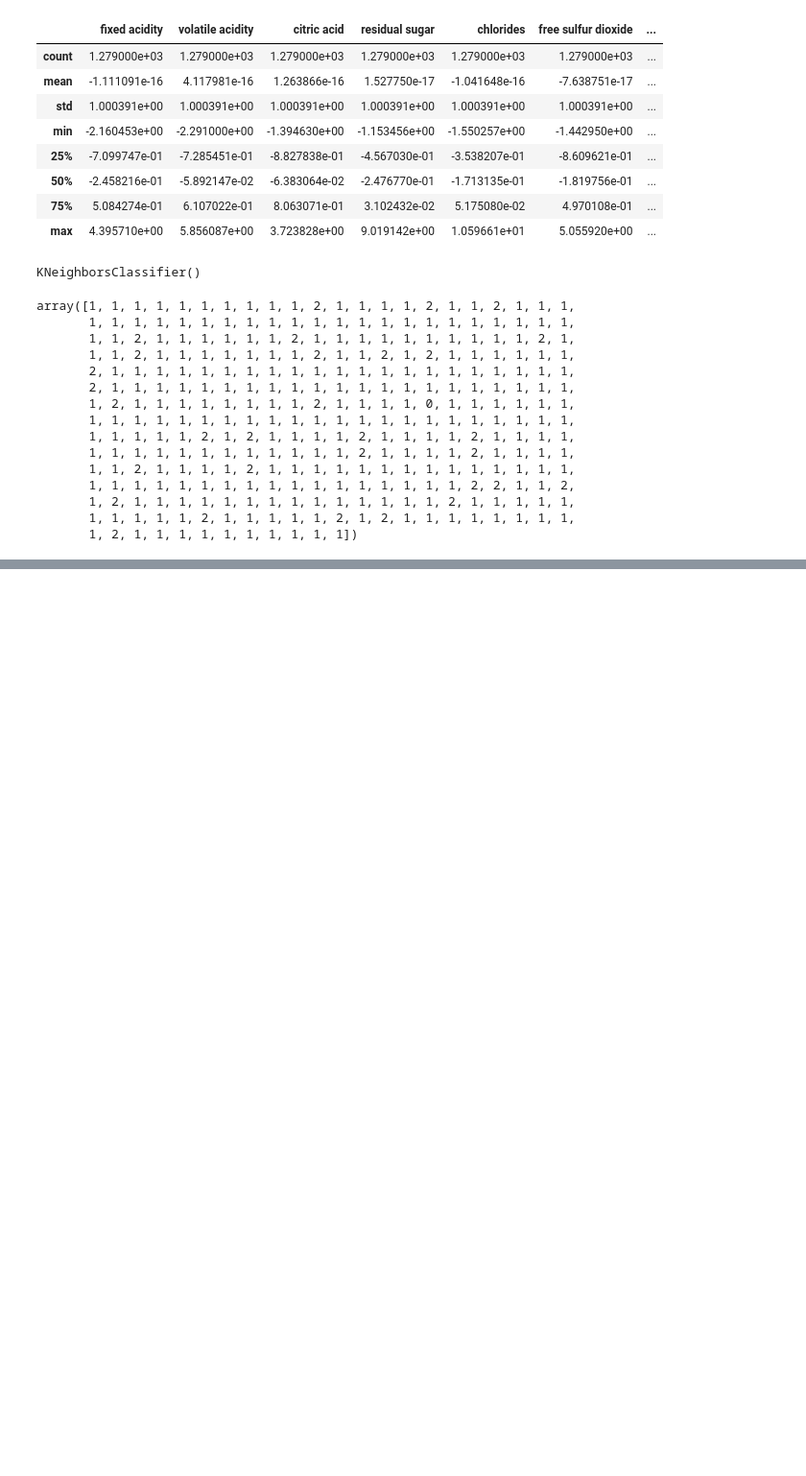
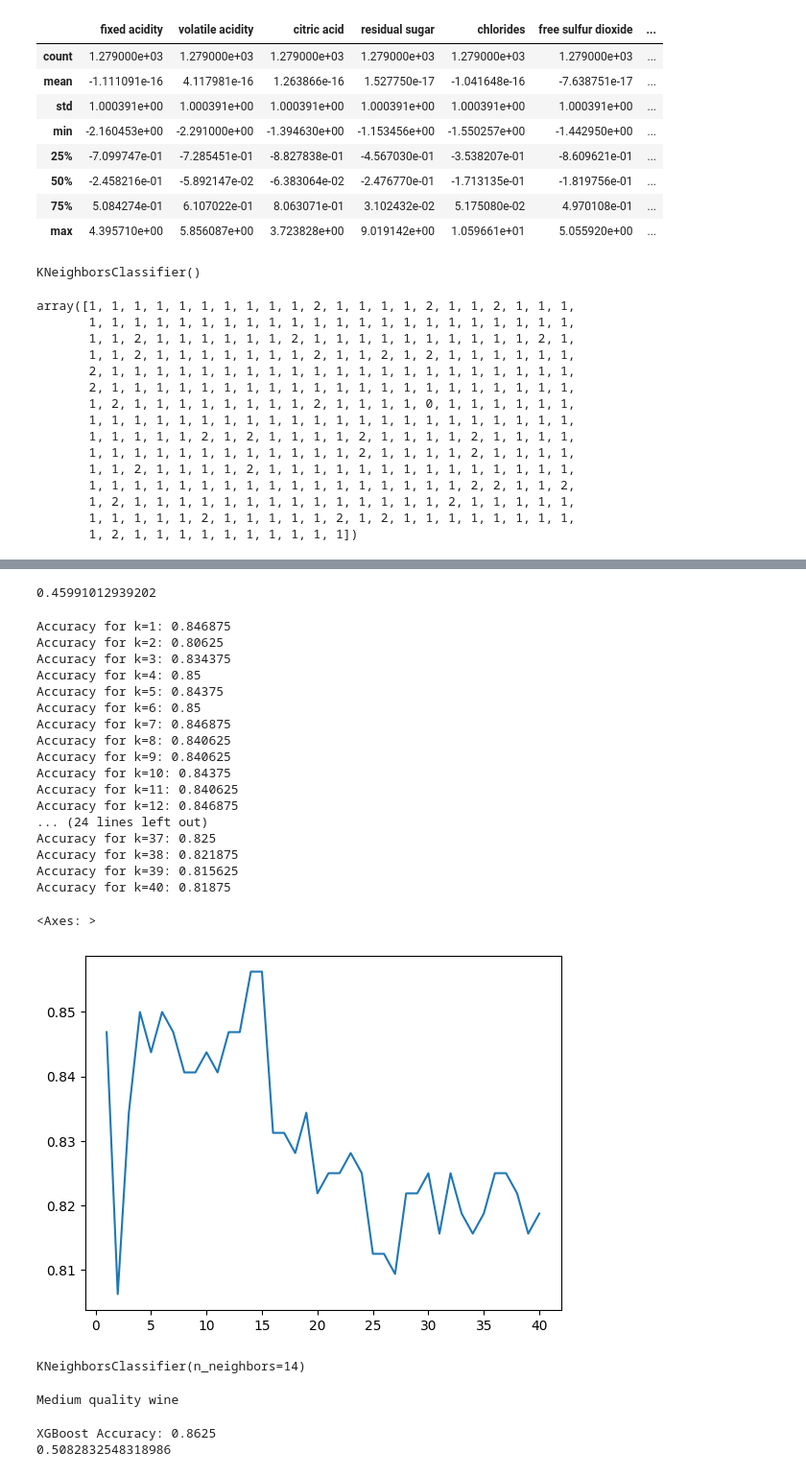
Before and after one commit to PI-OA/knn, a Jupyter notebook: src/explore.ipynb, the cells around one changed output, grey strips where cells are left out. Shown at 96% size. Drawn from its saved outputs; the diff is of its cells as text; code cells hidden in the pictures; blank space fills up the shorter version.

```diff
--- a/src/explore.ipynb
+++ b/src/explore.ipynb
@@ -177,0 +207,68 @@ array([1, 1, 1, 1, 1, 1, 1, 1, 1, 1, 2, 1, 1, 1, 1, 2, 1, 1, 2, 1, 1, 1,
+# %%
+from sklearn.metrics import recall_score
+
+recall_score(y_test,y_pred,average='macro')
+# %% [output]
+0.45991012939202
+# %%
+lista=[]
+for k in range(1, 41):
+    model = KNeighborsClassifier(n_neighbors=k)
+    model.fit(X_train_esc, y_train)
+    y_pred = model.predict(X_test_esc)
+    print(f'Accuracy for k={k}: {accuracy_score(y_test, y_pred)}')
+    lista.append((accuracy_score(y_test, y_pred),k))
+
+sns.lineplot(x=[x[1] for x in lista], y=[x[0] for x in lista])
+# %% [output]
+Accuracy for k=1: 0.846875
+Accuracy for k=2: 0.80625
+Accuracy for k=3: 0.834375
+Accuracy for k=4: 0.85
+Accuracy for k=5: 0.84375
+Accuracy for k=6: 0.85
+Accuracy for k=7: 0.846875
+Accuracy for k=8: 0.840625
+Accuracy for k=9: 0.840625
+Accuracy for k=10: 0.84375
+Accuracy for k=11: 0.840625
+Accuracy for k=12: 0.846875
+... (24 lines left out)
+Accuracy for k=37: 0.825
+Accuracy for k=38: 0.821875
+Accuracy for k=39: 0.815625
+Accuracy for k=40: 0.81875
+<Axes: >
+[figure, added]
+# %%
+model = KNeighborsClassifier(n_neighbors=14)
+model.fit(X_train_esc, y_train)
+# %% [output]
+KNeighborsClassifier(n_neighbors=14)
+# %%
+def predict_wine_quality(features):
+    features_esc = scaler.transform([features])
+    prediction = model.predict(features_esc)
+    if prediction[0] == 0:
+        return "Bad quality wine"
+    elif prediction[0] == 1:
+        return "Medium quality wine"
+    else:
+        return "Good quality wine"
+
+
+print(predict_wine_quality([7.4, 0.7, 0.0, 1.9, 0.076, 11.4, 34.0, 0.9978, 3.51, 0.56, 9.4]))
+# %% [output]
+Medium quality wine
+# %%
+from xgboost import XGBClassifier
+
+xgb_model = XGBClassifier()
+xgb_model.fit(X_train, y_train)
+xgb_y_pred = xgb_model.predict(X_test)
+print(f'XGBoost Accuracy: {accuracy_score(y_test, xgb_y_pred)}')
+
+print(recall_score(y_test, xgb_y_pred, average='macro'))
+# %% [output]
+XGBoost Accuracy: 0.8625
+0.5082832548318986
```
Also changed, not shown: parts of 5 cells of this notebook.
